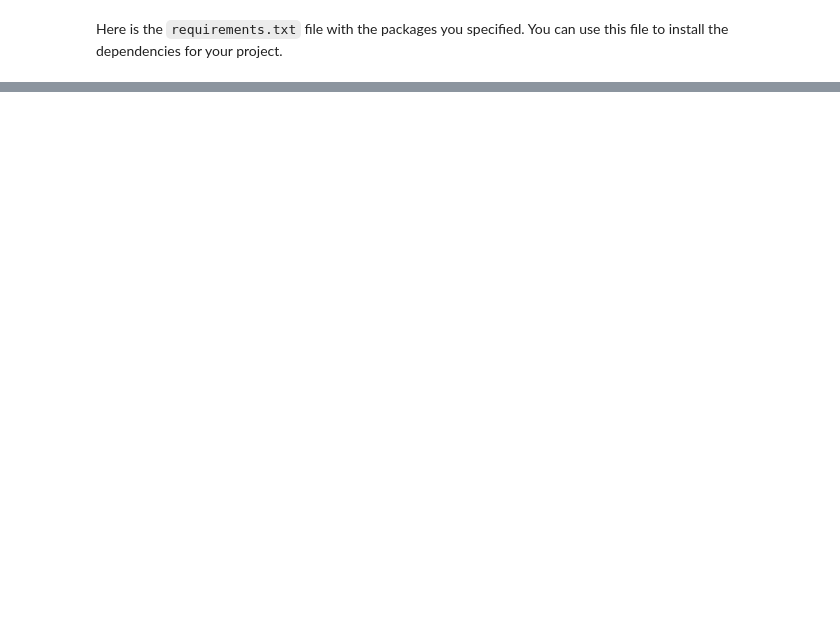
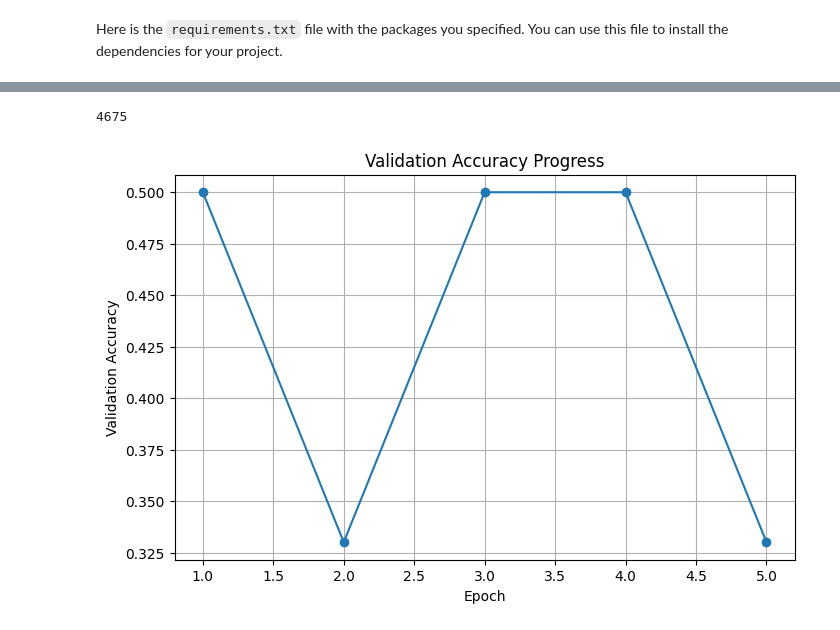
Before and after one commit to vidzshan/vidzshan, a Jupyter notebook: bracemodule.ipynb, the cells around one changed output, grey strips where cells are left out. Drawn from its saved outputs; the diff is of its cells as text; code cells hidden in the pictures; blank space fills up the shorter version.

```diff
--- a/bracemodule.ipynb
+++ b/bracemodule.ipynb
@@ -174,0 +181,22 @@ Epoch 5, Val Accuracy: 0.67
+# %%
+print(sum(p.numel() for p in model.parameters()))
+# %% [output]
+4675
+# %%
+#Validation accuracy progress
+#How my model's accuracy changes as training progresses
+#Trend of improvements, stagnation, fluctuation
+import matplotlib.pyplot as plt
+
+epochs = [1, 2, 3, 4, 5]
+val_accuracy = [0.50, 0.33, 0.50, 0.50, 0.33]
+
+plt.figure(figsize=(8,5))
+plt.plot(epochs, val_accuracy, marker='o', linestyle='-')
+plt.xlabel('Epoch')
+plt.ylabel('Validation Accuracy')
+plt.title('Validation Accuracy Progress')
+plt.grid(True)
+plt.show()
+# %% [output]
+[figure, added]
```
Also changed, not shown: parts of 4 cells of this notebook.
